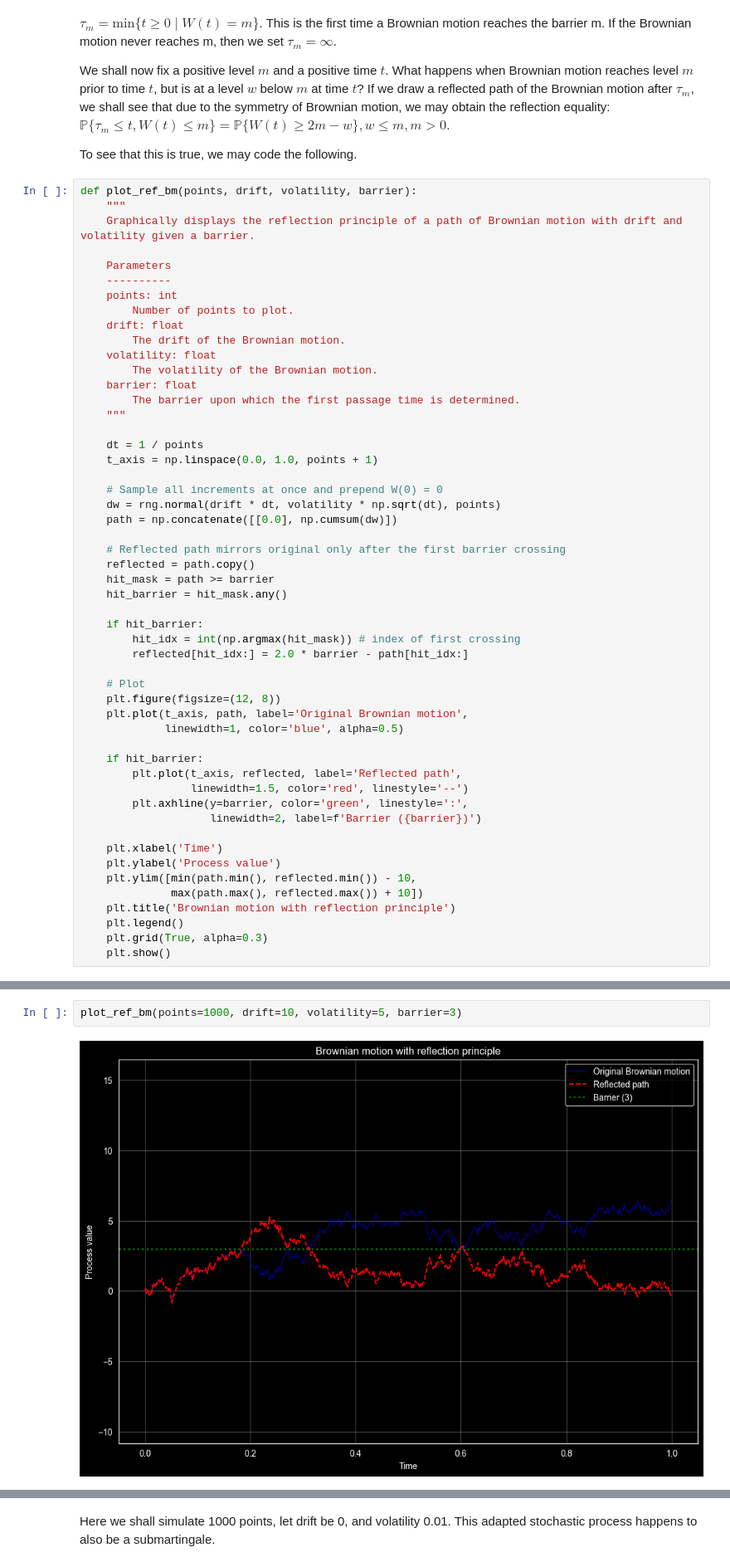
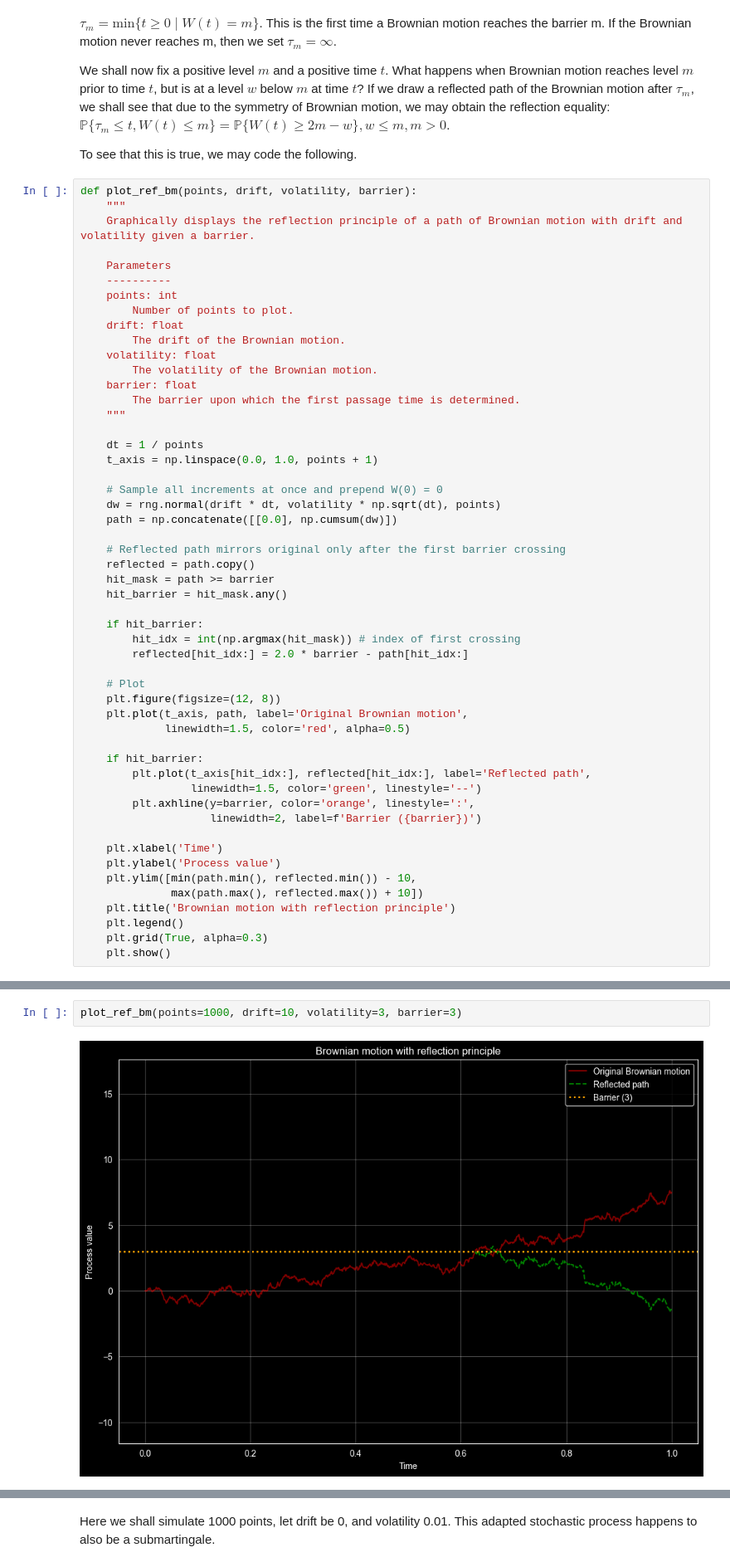
Before and after one commit to patricklin888/Simple-Projects, a Jupyter notebook: brownian_motion.ipynb, the cells around one changed output, grey strips where cells are left out. Shown at 83% size. Drawn from its saved outputs; the diff is of its cells as text.

```diff
--- a/brownian_motion.ipynb
+++ b/brownian_motion.ipynb
@@ -650,12 +650,12 @@ def plot_ref_bm(points, drift, volatility, barrier):
     # Plot
     plt.figure(figsize=(12, 8))
     plt.plot(t_axis, path, label='Original Brownian motion',
-             linewidth=1, color='blue', alpha=0.5)
+             linewidth=1.5, color='red', alpha=0.5)
 
     if hit_barrier:
-        plt.plot(t_axis, reflected, label='Reflected path',
-                 linewidth=1.5, color='red', linestyle='--')
-        plt.axhline(y=barrier, color='green', linestyle=':',
+        plt.plot(t_axis[hit_idx:], reflected[hit_idx:], label='Reflected path',
+                 linewidth=1.5, color='green', linestyle='--')
+        plt.axhline(y=barrier, color='orange', linestyle=':',
                     linewidth=2, label=f'Barrier ({barrier})')
 
     plt.xlabel('Time')
@@ -671,7 +671,7 @@ The reflected path of Brownian motion can be written as $W_{ref}(t) = 2m - W(t)$
 # %%
-plot_ref_bm(points=1000, drift=10, volatility=5, barrier=3)
+plot_ref_bm(points=1000, drift=10, volatility=3, barrier=3)
 # %% [output]
-[figure, old version]
+[figure, new version]
 # %% [markdown]
 Hence, we may now obtain the distribution for the first passage time $\tau_m$.
 
```
Also changed, not shown: parts of 9 cells of this notebook.
